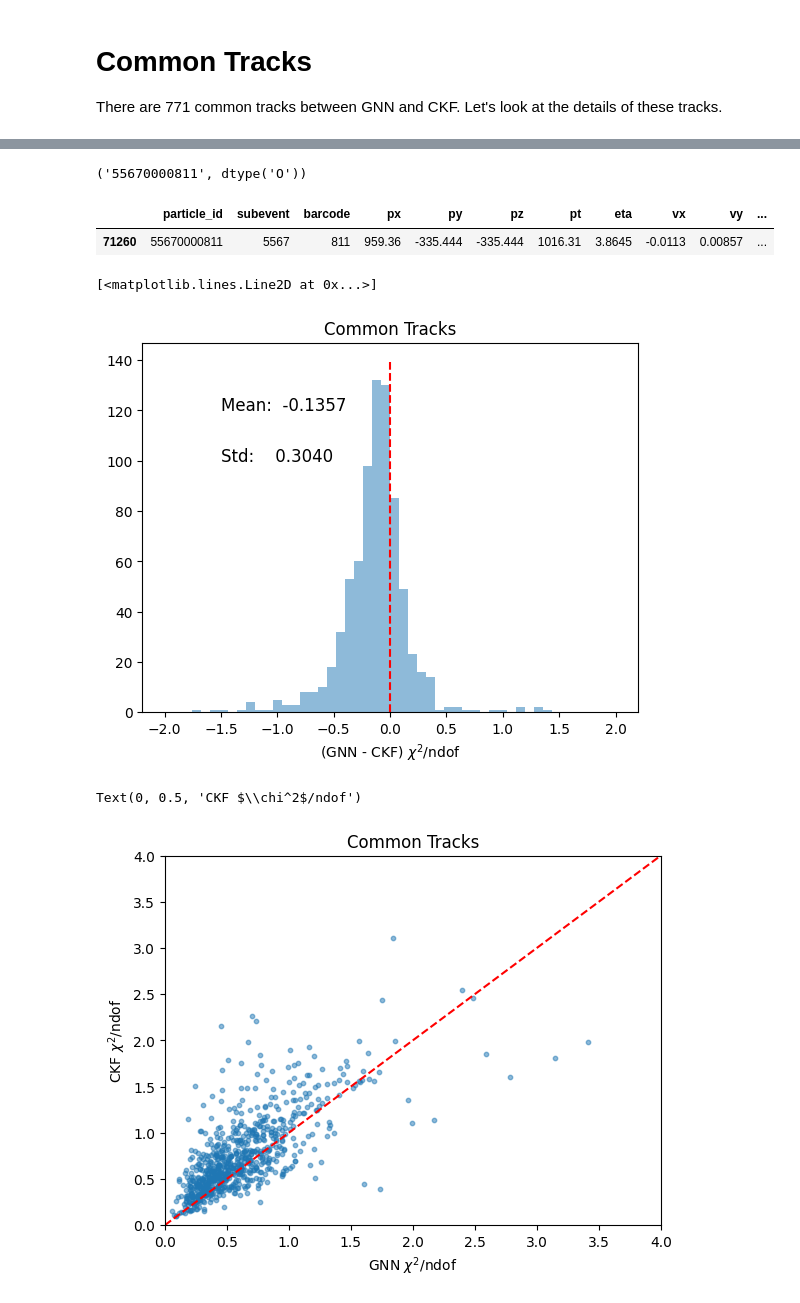
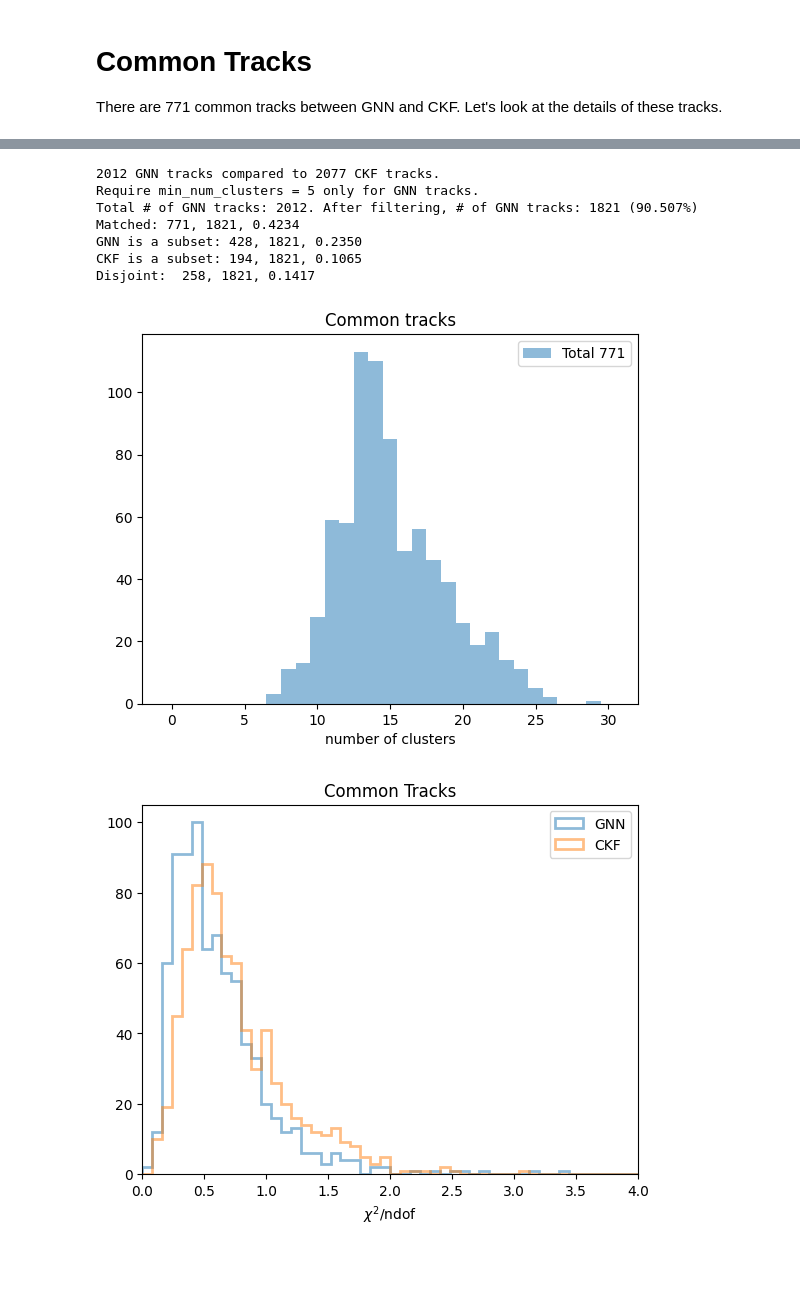
Before and after one commit to xju2/visual_tracks, a Jupyter notebook: notebooks/compare_ckf_with_GNN.ipynb, the cells around one changed output, grey strips where cells are left out. Cells and saved outputs as stored; diff of their text form; code cells hidden in the pictures; blank space fills up the shorter version.

```diff
--- a/notebooks/compare_ckf_with_GNN.ipynb
+++ b/notebooks/compare_ckf_with_GNN.ipynb
@@ -397,31 +401,14 @@ df
-# %%
-found_gnn_track.particle_id, particles.particle_id.dtypes
-# %% [output]
-('55670000811', dtype('O'))
-# %%
-pp = particles[ (particles.subevent == 5567) & (particles.barcode == 811)]
-pp
-# %% [output]
-|  | particle_id | subevent | barcode | px | py | pz | pt | eta | vx | vy | ... |
-| 71260 | 55670000811 | 5567 | 811 | 959.36 | -335.444 | -335.444 | 1016.31 | 3.8645 | -0.0113 | 0.00857 | ... |
-# %%
-plt.title("Common Tracks")
-plt.hist(delta_chi2, bins=50, range=(-2, 2), alpha=0.5)
-plt.text(-1.5, 120, f"Mean: {np.mean(delta_chi2):8.4f}", fontsize=12)
-plt.text(-1.5, 100, f"Std:  {np.std(delta_chi2):8.4f}", fontsize=12)
-plt.xlabel("(GNN - CKF) $\chi^2$/ndof")
-plt.plot([0, 0], [0, 140], color='red', linestyle='--')
-# %% [output]
-[<matplotlib.lines.Line2D at 0x...>]
-[figure, removed]
-# %%
-plt.title("Common Tracks")
-plt.scatter(gnn_chi2, ckf_chi2, **config)
-plt.plot([0, 4], [0, 4], color='red', linestyle='--')
-plt.xlim(0, 4)
-plt.ylim(0, 4)
-plt.xlabel("GNN $\chi^2$/ndof")
-plt.ylabel("CKF $\chi^2$/ndof")
-# %% [output]
-Text(0, 0.5, 'CKF $\\chi^2$/ndof')
-[figure, removed]
+# %%
+compare_CKF_GNN = TrackAlgComparator(gnn_reader, ckf_reader, name="GNN vs CKF")
+# %%
+gnn_chi2, ckf_chi2 = compare_CKF_GNN.plot_common_tracks()
+# %% [output]
+2012 GNN tracks compared to 2077 CKF tracks.
+Require min_num_clusters = 5 only for GNN tracks.
+Total # of GNN tracks: 2012. After filtering, # of GNN tracks: 1821 (90.507%)
+Matched: 771, 1821, 0.4234
+GNN is a subset: 428, 1821, 0.2350
+CKF is a subset: 194, 1821, 0.1065
+Disjoint:  258, 1821, 0.1417
+[figure, added]
+[figure, added]
```
Also changed, not shown: parts of 59 cells of this notebook.
